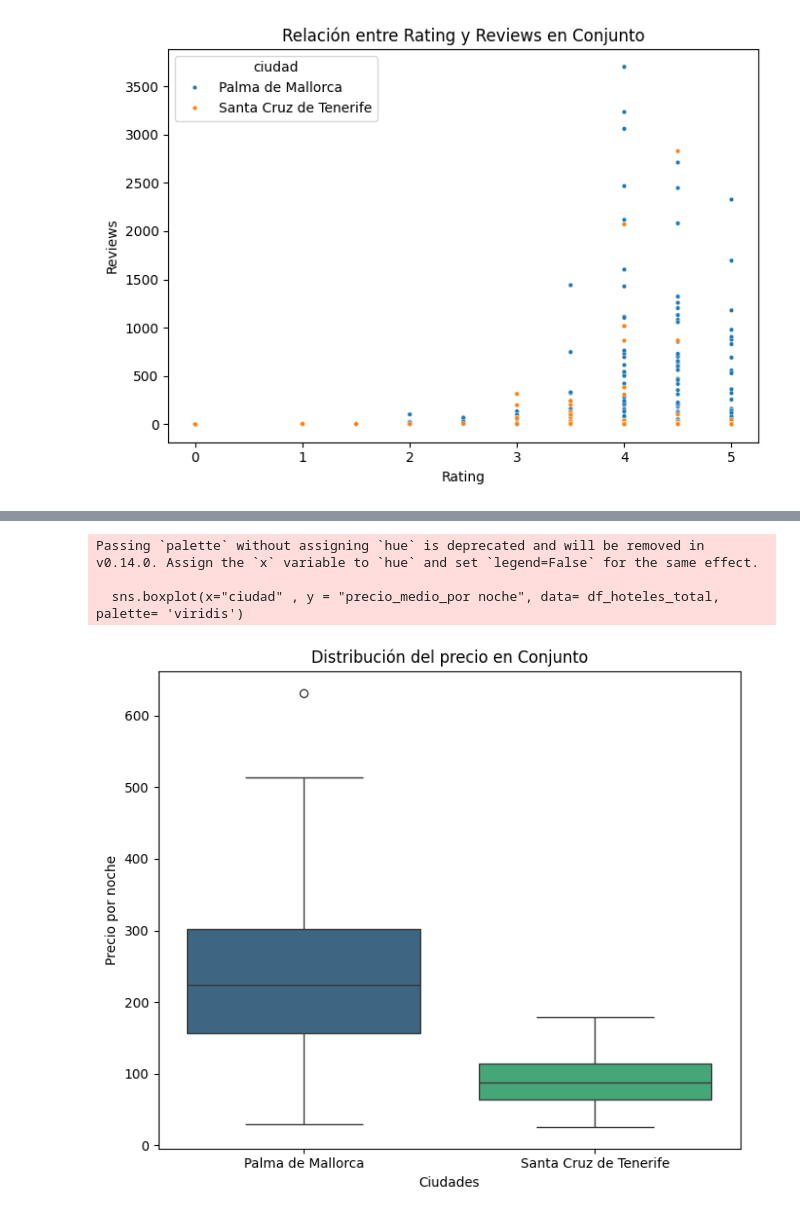
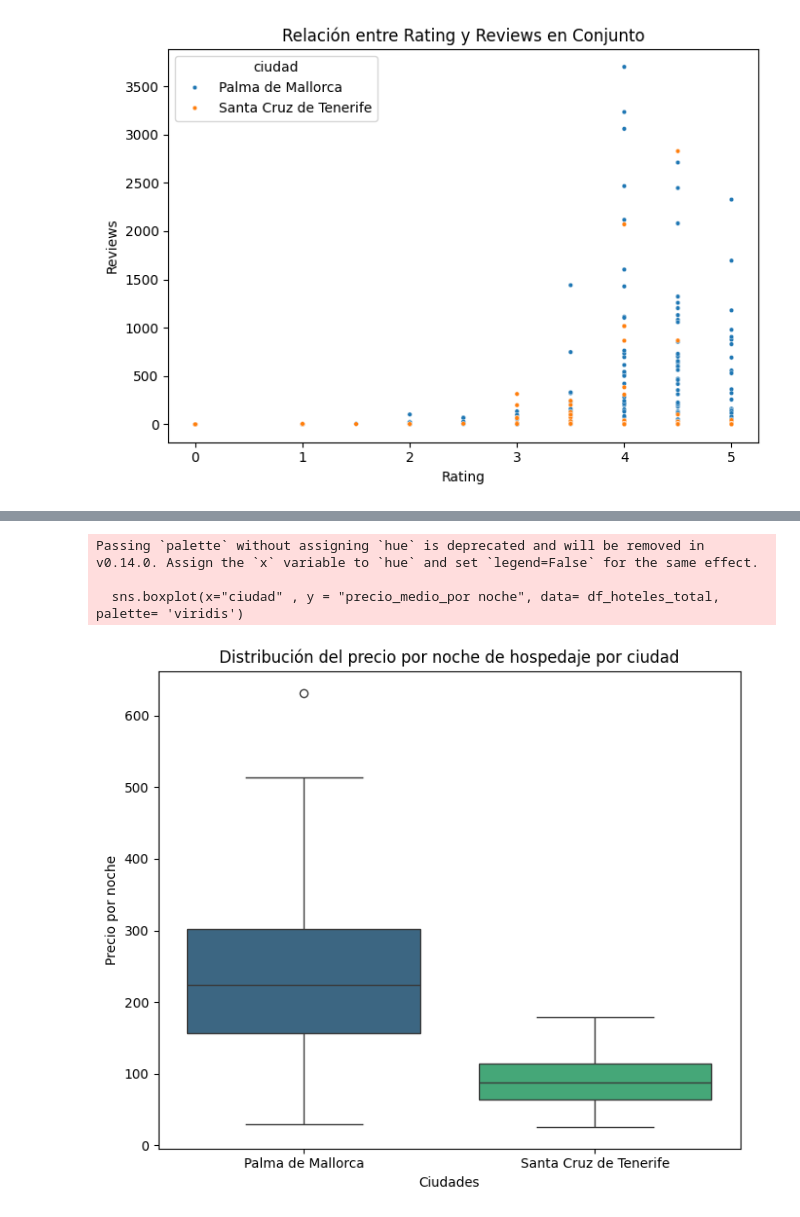
Before and after one commit to jgilsu11/Proyecto3-Explorando-Viajes, a Jupyter notebook: Visualización.ipynb, the cells around one changed output, grey strips where cells are left out. Saved outputs shown, nothing was run; the diff lists cells and outputs as text; code cells hidden in the pictures.

```diff
--- a/Visualización.ipynb
+++ b/Visualización.ipynb
@@ -258,12 +258,12 @@ Passing `palette` without assigning `hue` is deprecated and will be removed in v
 # %%
 plt.figure(figsize= (7,6))
 sns.boxplot(x="ciudad" , y = "precio_medio_por noche", data= df_hoteles_total, palette= 'viridis')
 plt.xlabel("Ciudades")
 plt.ylabel("Precio por noche")
-plt.title("Distribución del precio en Conjunto")
+plt.title("Distribución del precio por noche de hospedaje por ciudad")
 plt.tight_layout();
 # %% [output]
 Passing `palette` without assigning `hue` is deprecated and will be removed in v0.14.0. Assign the `x` variable to `hue` and set `legend=False` for the same effect.
 
   sns.boxplot(x="ciudad" , y = "precio_medio_por noche", data= df_hoteles_total, palette= 'viridis')
-[figure, old version]
+[figure, new version]
```
Also changed, not shown: parts of 2 cells of this notebook, 1 other file.
